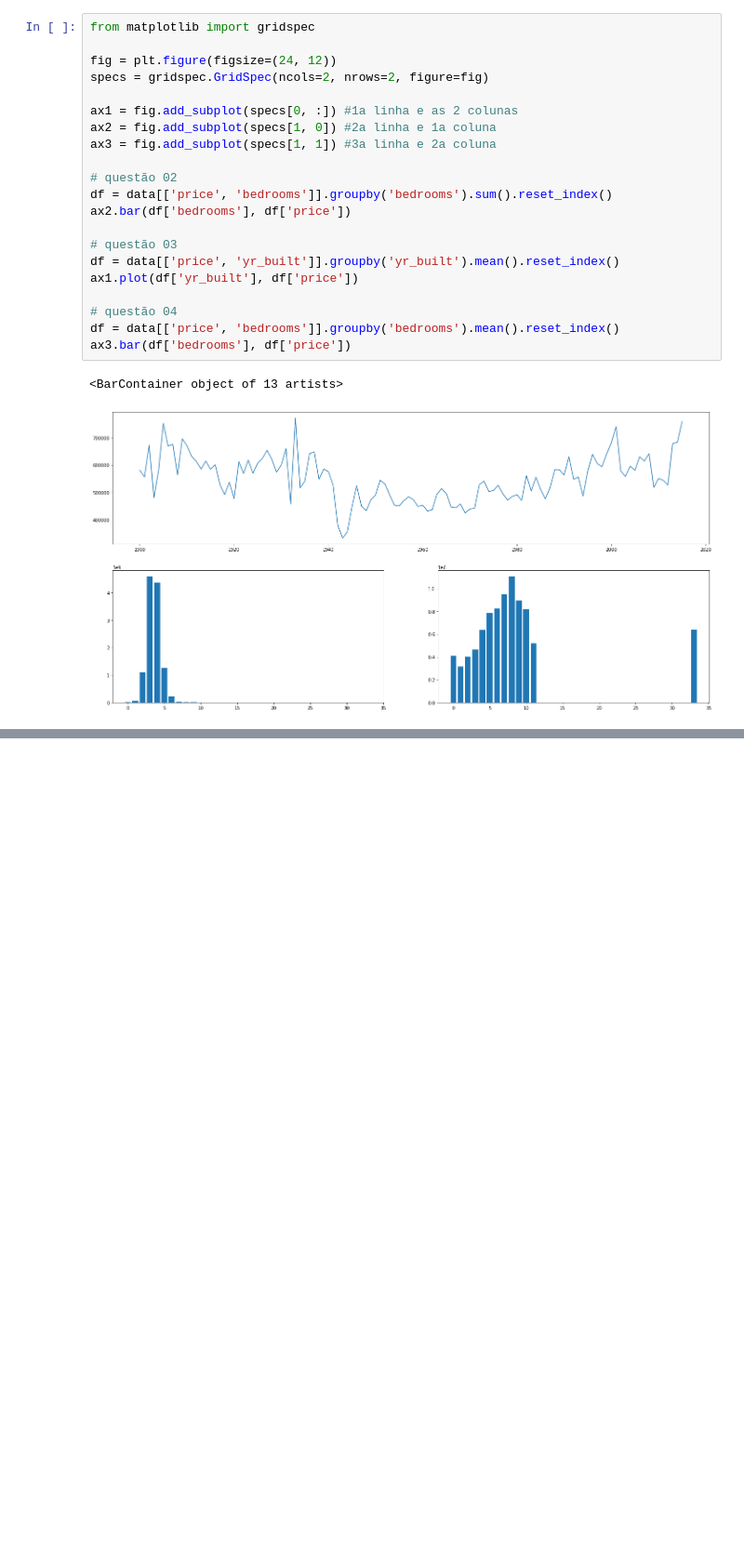
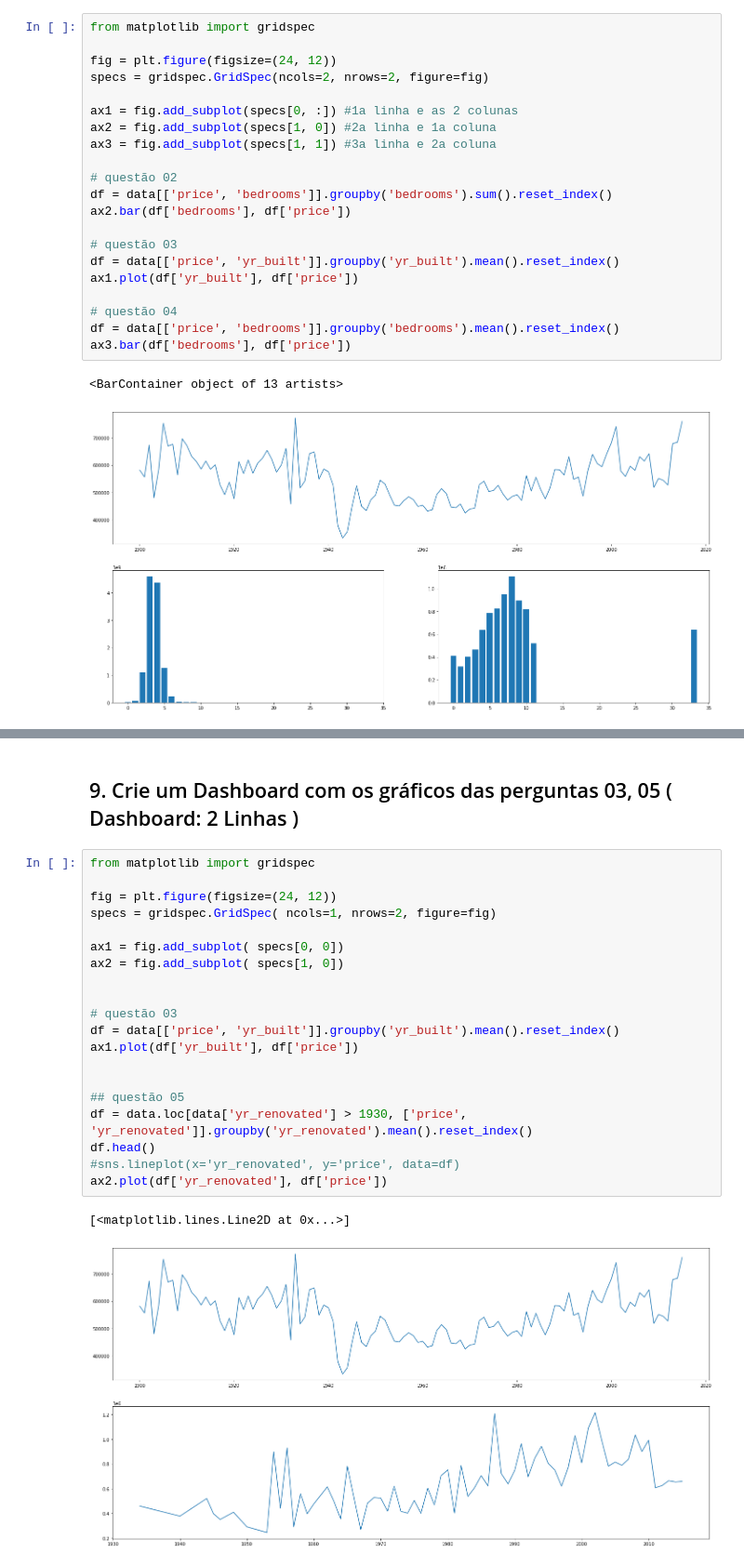
Before and after one commit to fe-sts/Data-Science, a Jupyter notebook: Python do ZERO ao DS/3. Transformação de Dados I - Básico/3. Novas perguntas do CEO .ipynb, the cells around one changed output, grey strips where cells are left out. Shown at 93% size. Saved outputs shown, nothing was run; the diff lists cells and outputs as text; blank space fills up the shorter version.

```diff
--- a/Python do ZERO ao DS/3. Transformação de Dados I - Básico/3. Novas perguntas do CEO .ipynb
+++ b/Python do ZERO ao DS/3. Transformação de Dados I - Básico/3. Novas perguntas do CEO .ipynb
@@ -151,0 +174,25 @@ ax3.bar(df['bedrooms'], df['price'])
+# %% [markdown]
+## 9. Crie um Dashboard com os gráﬁcos das perguntas 03, 05 ( Dashboard: 2 Linhas )
+# %%
+from matplotlib import gridspec
+
+fig = plt.figure(figsize=(24, 12))
+specs = gridspec.GridSpec( ncols=1, nrows=2, figure=fig)
+
+ax1 = fig.add_subplot( specs[0, 0])
+ax2 = fig.add_subplot( specs[1, 0])
+
+
+# questão 03
+df = data[['price', 'yr_built']].groupby('yr_built').mean().reset_index()
+ax1.plot(df['yr_built'], df['price'])
+
+
+## questão 05
+df = data.loc[data['yr_renovated'] > 1930, ['price', 'yr_renovated']].groupby('yr_renovated').mean().reset_index()
+df.head()
+#sns.lineplot(x='yr_renovated', y='price', data=df)
+ax2.plot(df['yr_renovated'], df['price'])
+# %% [output]
+[<matplotlib.lines.Line2D at 0x...>]
+[figure, added]
```
Also changed, not shown: parts of 5 cells of this notebook.
